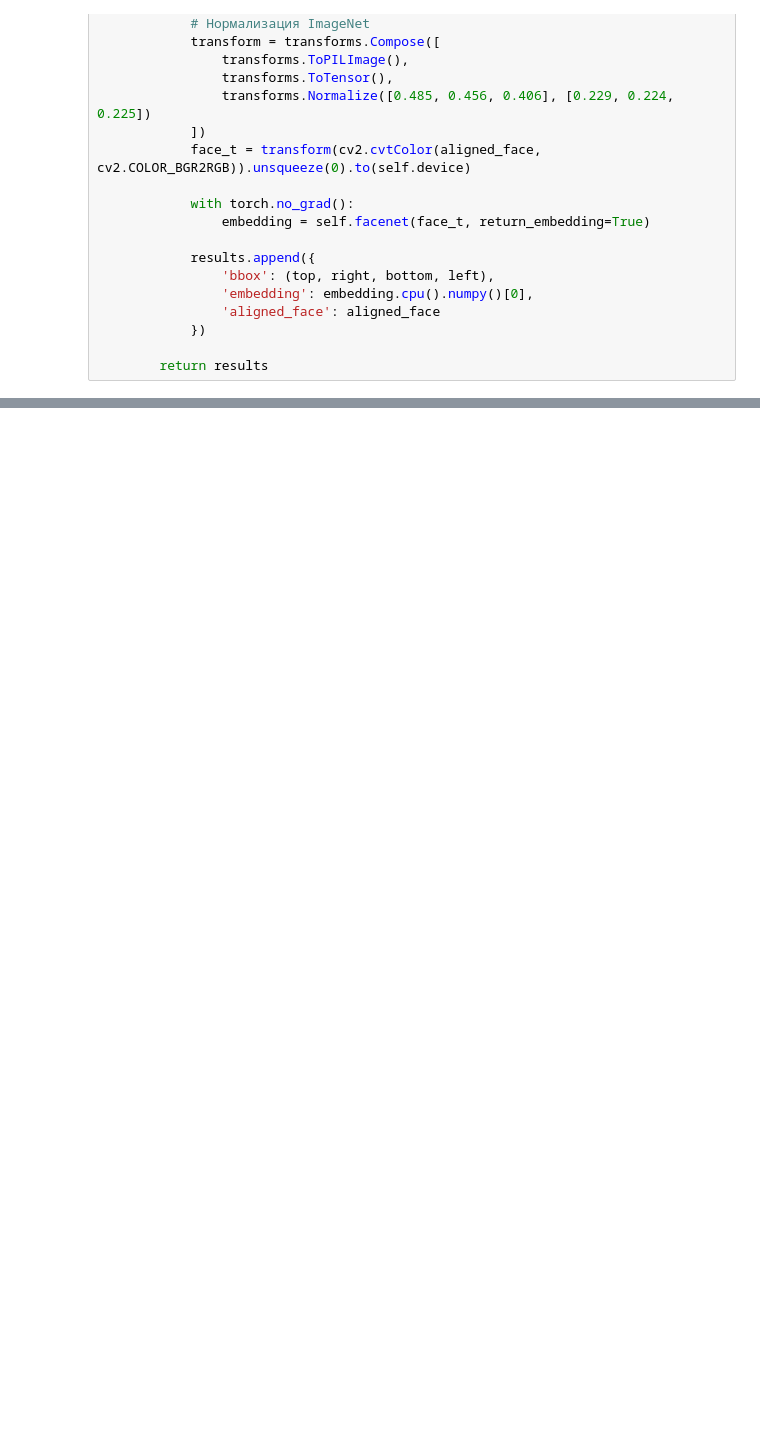
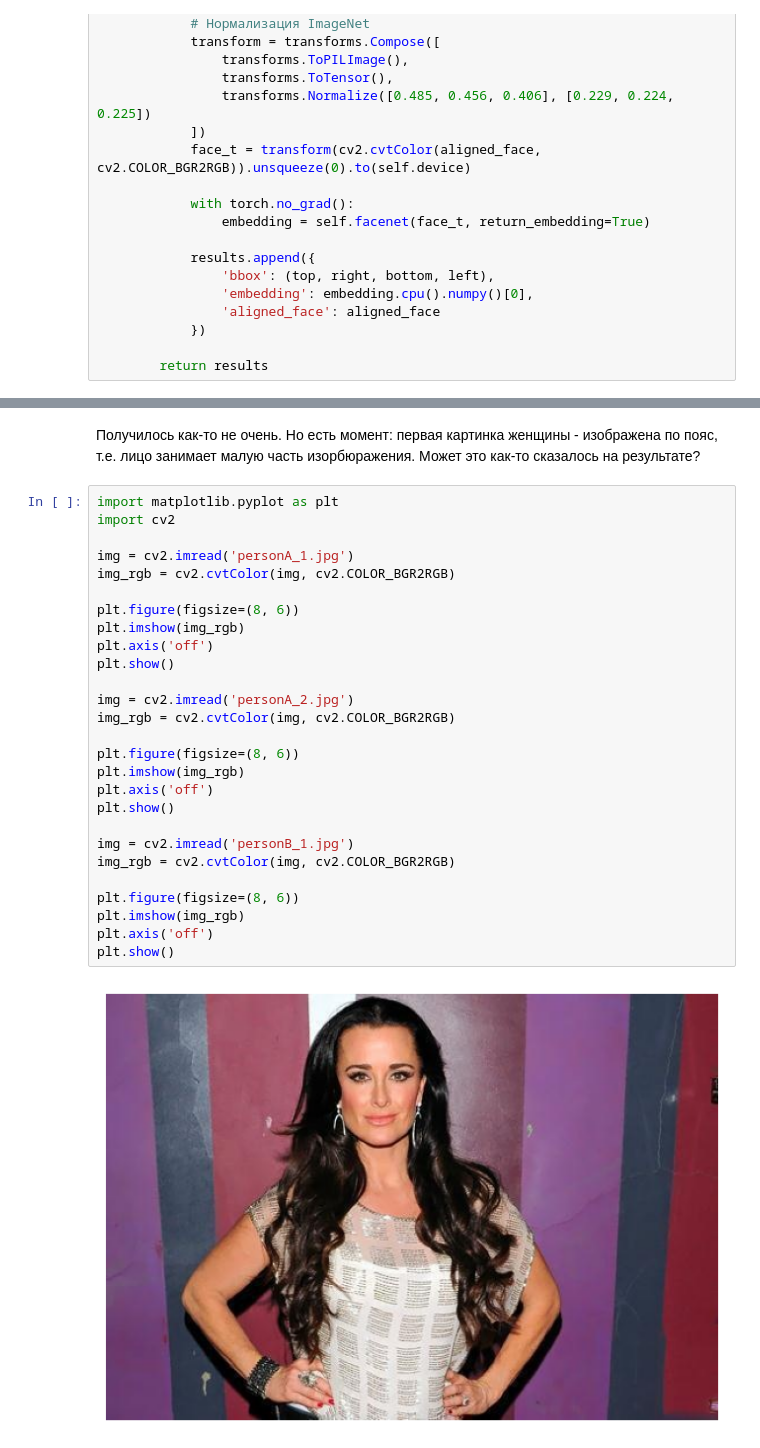
Before and after one commit to Kiselb/DLS1F2025, a Jupyter notebook: 4_Pipeline.ipynb, the cells around one changed output, grey strips where cells are left out. Drawn from its saved outputs; the diff is of its cells as text; blank space fills up the shorter version.

```diff
--- a/4_Pipeline.ipynb
+++ b/4_Pipeline.ipynb
@@ -169,0 +192,31 @@ class FaceRecognitionPipeline:
+# %% [markdown]
+Получилось как-то не очень. Но есть момент: первая картинка женщины - изображена по пояс, т.е. лицо занимает малую часть изорбюражения. Может это как-то сказалось на результате?
+# %%
+import matplotlib.pyplot as plt
+import cv2
+
+img = cv2.imread('personA_1.jpg')
+img_rgb = cv2.cvtColor(img, cv2.COLOR_BGR2RGB)
+
+plt.figure(figsize=(8, 6))
+plt.imshow(img_rgb)
+plt.axis('off')
+plt.show()
+
+img = cv2.imread('personA_2.jpg')
+img_rgb = cv2.cvtColor(img, cv2.COLOR_BGR2RGB)
+
+plt.figure(figsize=(8, 6))
+plt.imshow(img_rgb)
+plt.axis('off')
+plt.show()
+
+img = cv2.imread('personB_1.jpg')
+img_rgb = cv2.cvtColor(img, cv2.COLOR_BGR2RGB)
+
+plt.figure(figsize=(8, 6))
+plt.imshow(img_rgb)
+plt.axis('off')
+plt.show()
+# %% [output]
+[figure, added]
```
Also changed, not shown: parts of 3 cells of this notebook, 4 other files.
